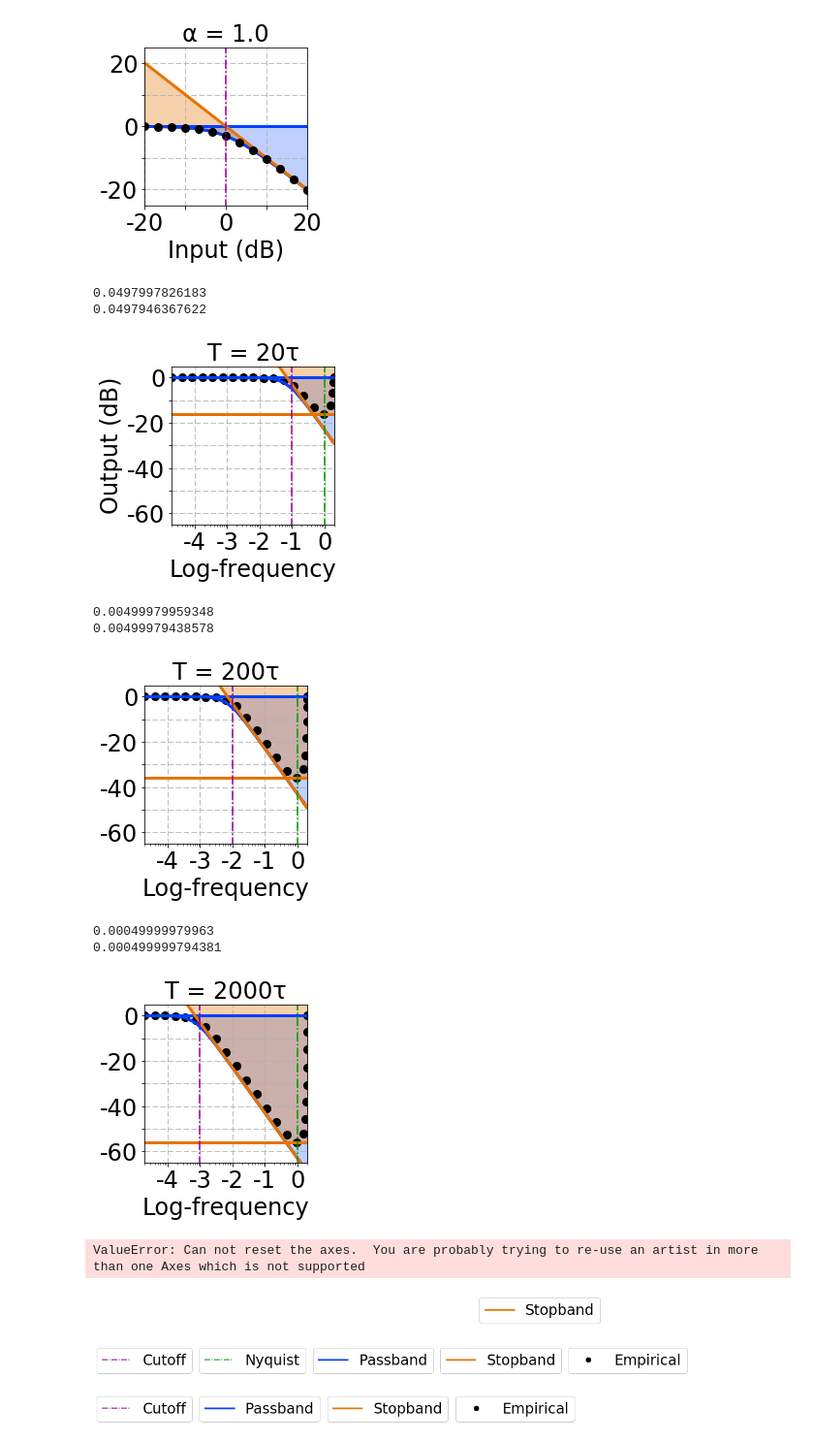
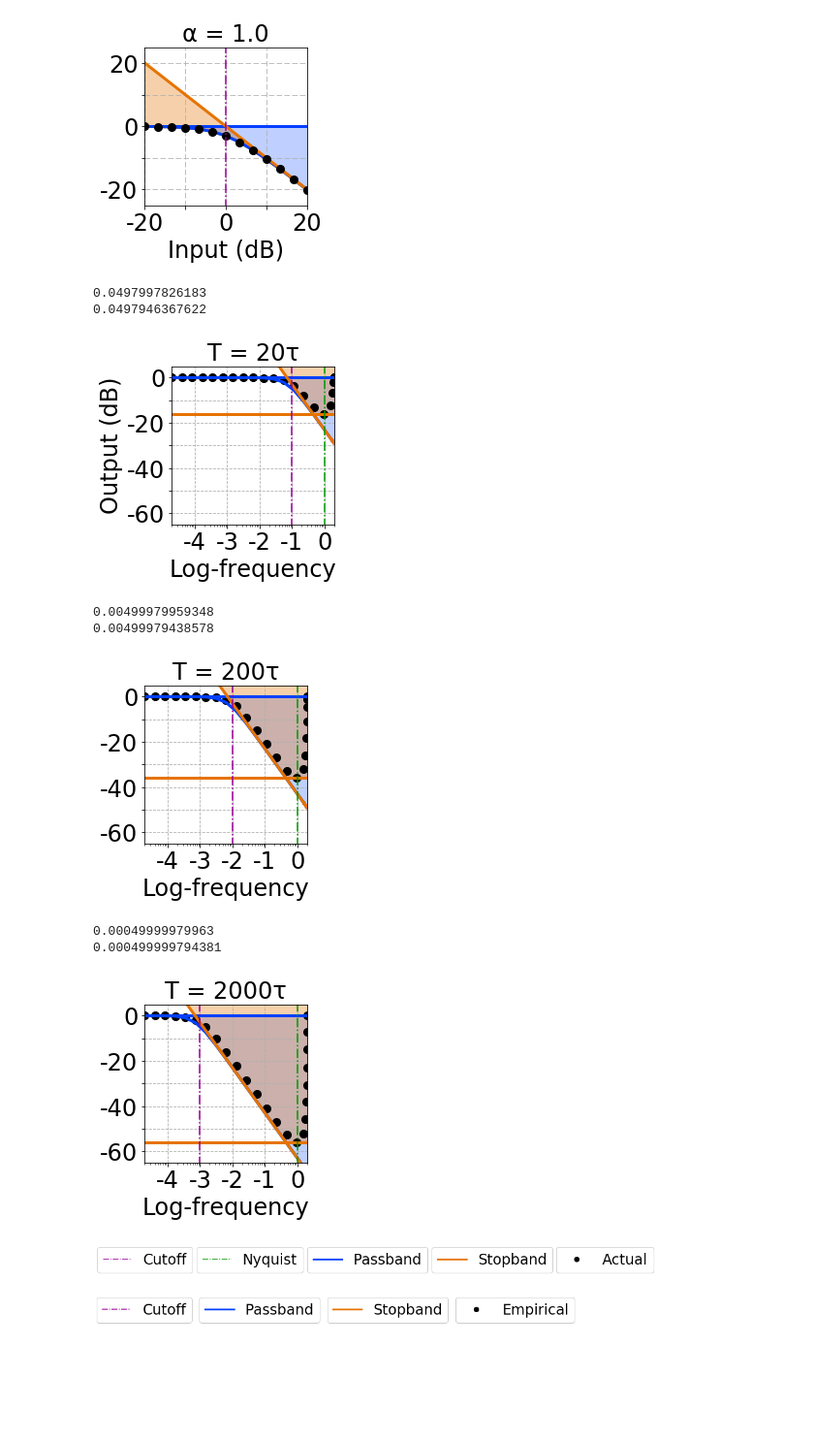
Before and after one commit to BirdVox/lostanlen_spl2018, a Jupyter notebook: pcen_asymptotics.ipynb, the cells around one changed output. Shown: that part at 97% size. Saved outputs shown, nothing was run; the diff lists cells and outputs as text; code cells hidden in the pictures; blank space fills up the shorter version.

Commit message:
empirical -> actual

```diff
--- a/pcen_asymptotics.ipynb
+++ b/pcen_asymptotics.ipynb
@@ -91,7 +91,7 @@ for power in [0.25, 0.5, 0.75]:
         'o',
         color='k',
         markersize=8.0,
-        label="Empirical");
+        label="Actual");
 
     fig.axes[0].grid(linestyle='--')
 
@@ -269,7 +270,7 @@ for T in Ts:
     fig = plt.figure(figsize=figsize)
 
     legend_empirical = plt.semilogx(ω / ωref, 10*np.log10(h), 'o',
-        color='k', markersize=8.0, label='Empirical')
+        color='k', markersize=8.0, label='Actual')
 
     legend_passband, = plt.semilogx(ω / ωref, 10*np.log10(h_lfsup), '-',
         color="#0040FF", linewidth=3.0, label="Passband")
@@ -323,32 +324,30 @@ for T in Ts:
 0.00049999979963
 0.000499999794381
 [figure]
-ValueError: Can not reset the axes.  You are probably trying to re-use an artist in more than one Axes which is not supported
-[figure, removed]
 # %%
 from matplotlib import pyplot as plt
 fig = plt.figure(figsize=(20.0, 0.35), frameon=False)
 plt.gca().axis('off')
 
 legend_handles = [legend_cutoff[0], legend_nyquist[0],
     legend_passband, legend_stopband,
     legend_empirical[0]]
-xs = [0.14, 0.31, 0.501, 0.692, 0.88]
+xs = [0.14, 0.305, 0.492, 0.679, 0.83]
 
 legs = []
 for h, x in zip(legend_handles, xs):
     leg = plt.legend(handles=[h],
         fontsize=24, bbox_to_anchor=(x, 1.80))
     leg.get_frame().set_alpha(1)
     legs.append(leg)
 
 for leg in legs:
     plt.gca().add_artist(leg)
 
 fig.savefig('frequency_response_legend.png',
             transparent=True, bbox_inches="tight", dpi=1000)
 # %% [output]
-[figure, old version]
+[figure, new version]
 # %%
 from matplotlib import pyplot as plt
 fig = plt.figure(figsize=(20.0, 0.35), frameon=False)
```
Also changed, not shown: parts of 1 cell of this notebook, 11 other files.
